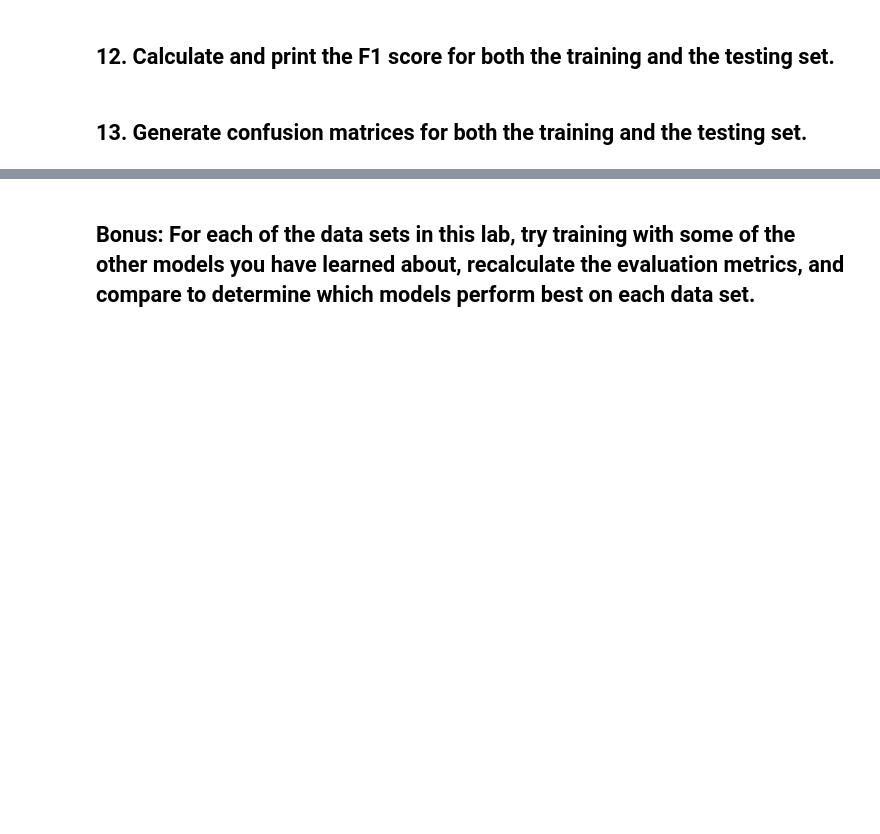
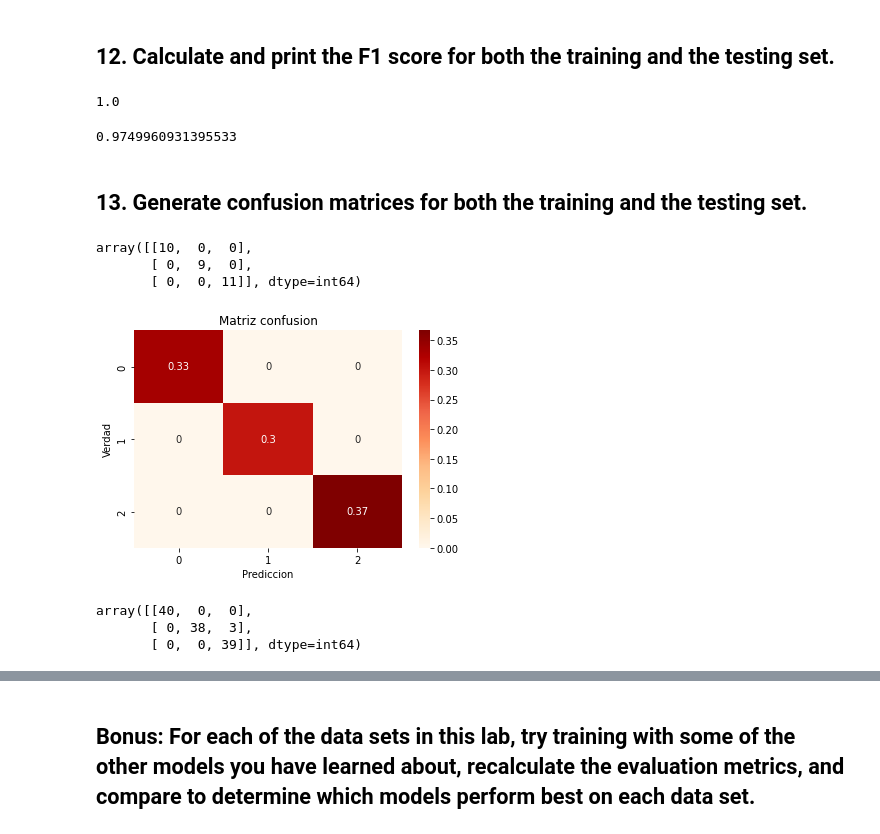
Before and after one commit to Ironhack-Data-Madrid-Mayo-2022/7.2-lab-supervised-model-evaluation, a Jupyter notebook: your-code/main.ipynb, the cells around one changed output, grey strips where cells are left out. Drawn from its saved outputs; the diff is of its cells as text; code cells hidden in the pictures; blank space fills up the shorter version.

```diff
--- a/your-code/main.ipynb
+++ b/your-code/main.ipynb
@@ -219,2 +251,12 @@ balanced_acc_test = balanced_accuracy_score(y_train, y_pred_train)
+# %%
+f1_test= f1(y_test, y_pred_test, average='macro')
+f1_test
+# %% [output]
+1.0
+# %%
+f1_train= f1(y_train, y_pred_train, average='macro')
+f1_train
+# %% [output]
+0.9749960931395533
 # %% [markdown]
 ## 13. Generate confusion matrices for both the training and the testing set.
@@ -220,0 +267,21 @@ balanced_acc_test = balanced_accuracy_score(y_train, y_pred_train)
+# %%
+cm(y_test, y_pred_test)
+# %% [output]
+array([[10,  0,  0],
+       [ 0,  9,  0],
+       [ 0,  0, 11]], dtype=int64)
+# %%
+ax=sns.heatmap(cm(y_test, y_pred_test)/sum(sum(cm(y_test, y_pred_test))), annot=True, cmap= 'OrRd')
+
+plt.title('Matriz confusion')
+plt.ylabel('Verdad')
+plt.xlabel('Prediccion')
+plt.show();
+# %% [output]
+[figure, added]
+# %%
+cm(y_train, y_pred_train)
+# %% [output]
+array([[40,  0,  0],
+       [ 0, 38,  3],
+       [ 0,  0, 39]], dtype=int64)
```
Also changed, not shown: parts of 11 cells of this notebook.
